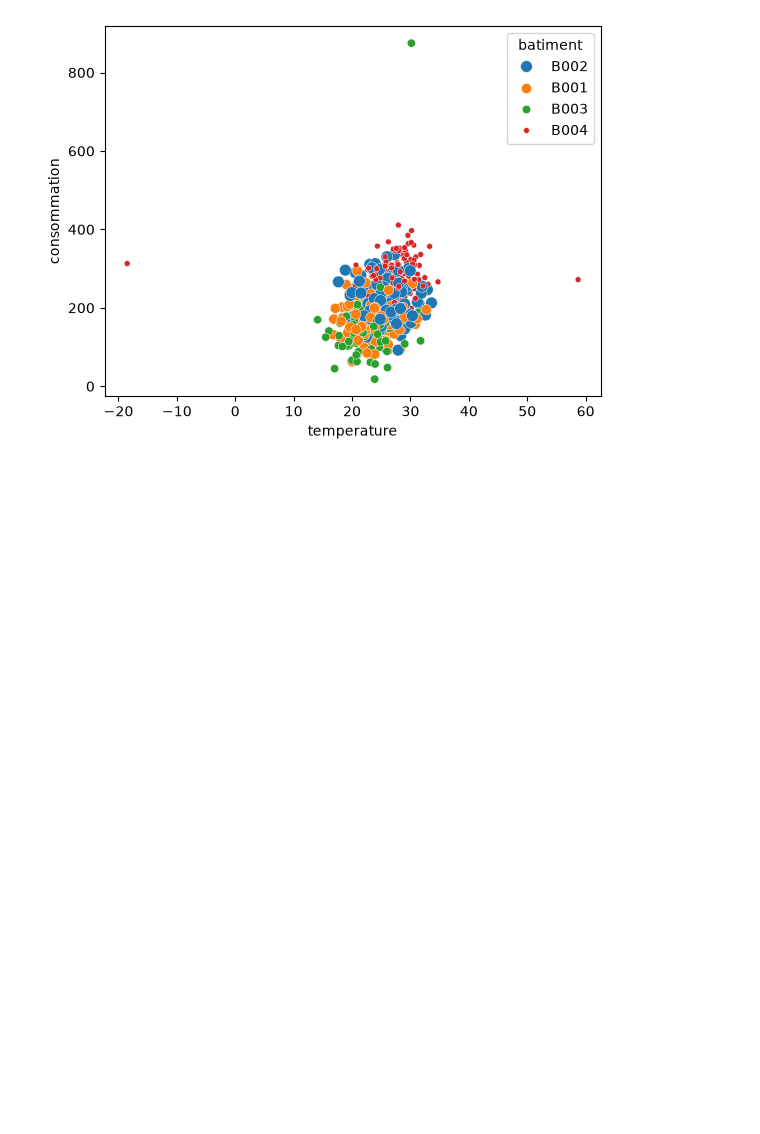
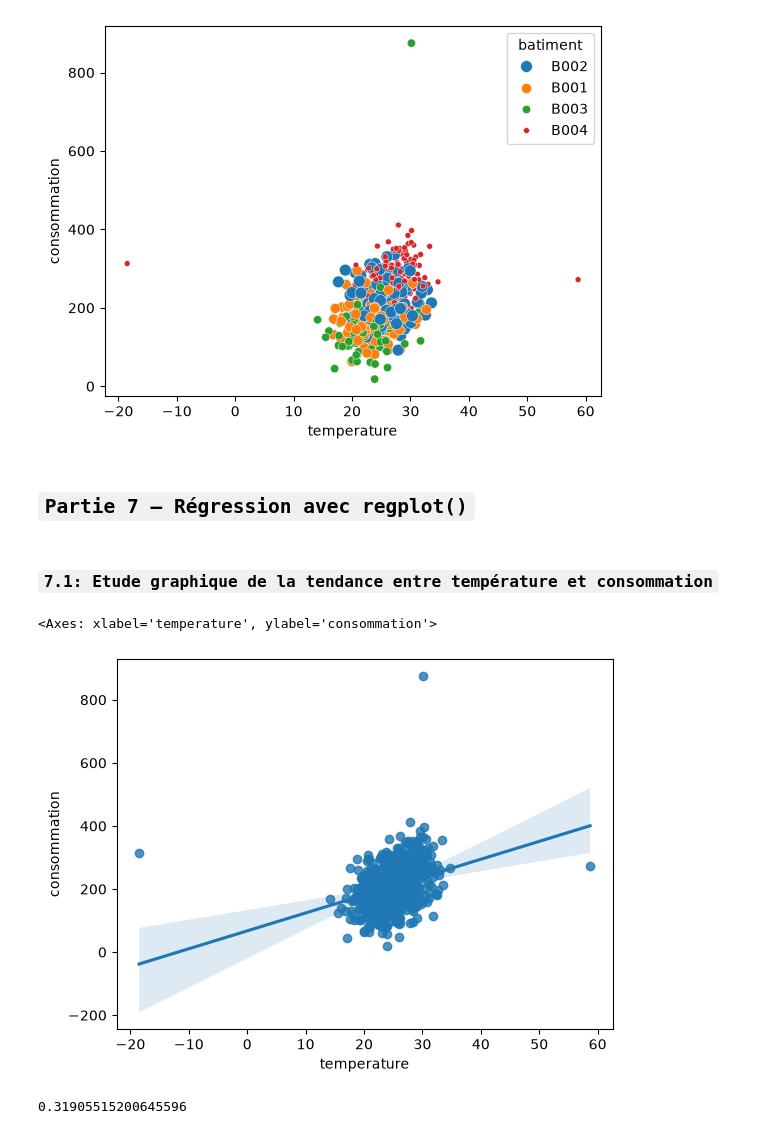
Before and after one commit to Alassanee/atelier_seaborn_iot, a Jupyter notebook: notebooks/atelier_seaborn_iot.ipynb, the cells around one changed output. Saved outputs shown, nothing was run; the diff lists cells and outputs as text; code cells hidden in the pictures; blank space fills up the shorter version.

Commit message:
Partie 7 – Régression avec regplot(), Partie 8 – Régression avec lmplot()

```diff
--- a/notebooks/atelier_seaborn_iot.ipynb
+++ b/notebooks/atelier_seaborn_iot.ipynb
@@ -413,3 +413,17 @@ sns.scatterplot(data=df, x="temperature", y="consommation", hue="batiment", size
 # %% [output]
 <Axes: xlabel='temperature', ylabel='consommation'>
 [figure]
+# %% [markdown]
+## `Partie 7 – Régression avec regplot()`
+# %% [markdown]
+### `7.1: Etude graphique de la tendance entre température et consommation`
+# %%
+sns.regplot(data=df, x="temperature", y="consommation")
+# %% [output]
+<Axes: xlabel='temperature', ylabel='consommation'>
+[figure, added]
+# %%
+# Corrélation globale
+print(df["temperature"].corr(df["consommation"]))
+# %% [output]
+0.31905515200645596
```
Also changed, not shown: parts of 6 cells of this notebook.
